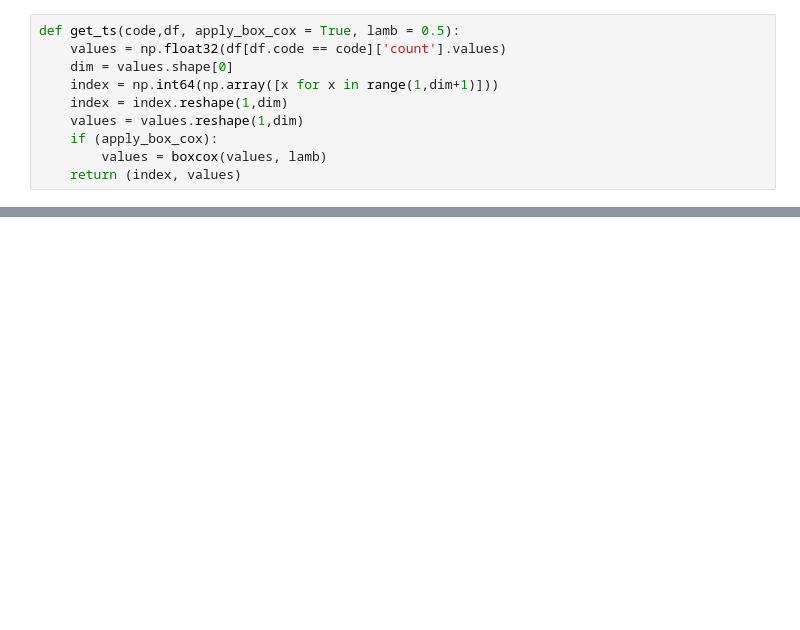
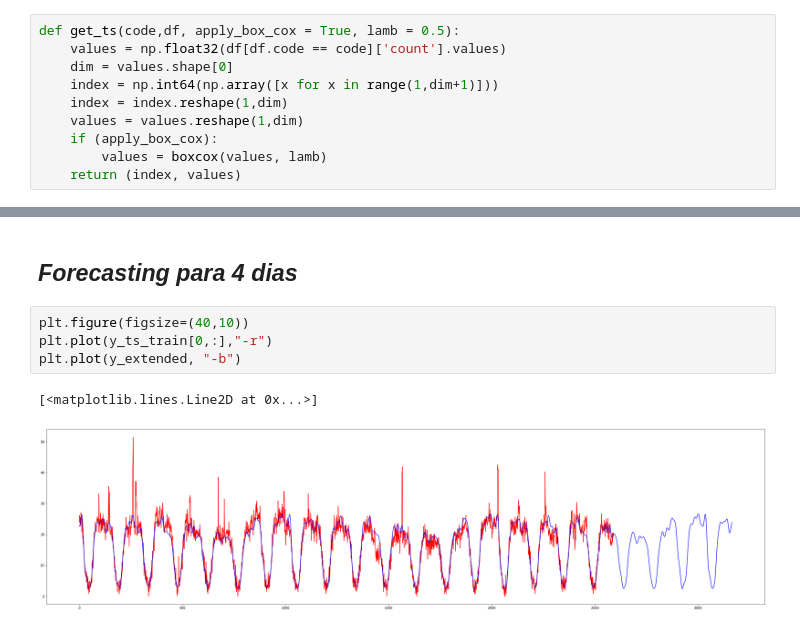
Before and after one commit to calasius/timeseries, a Jupyter notebook: fourier-time-series-analysis.ipynb, the cells around one changed output, grey strips where cells are left out. Saved outputs shown, nothing was run; the diff lists cells and outputs as text; blank space fills up the shorter version.

```diff
--- a/fourier-time-series-analysis.ipynb
+++ b/fourier-time-series-analysis.ipynb
@@ -126,0 +154,9 @@ sbn.tsplot(noise, color="blue")
+# %% [markdown]
+## *Forecasting para 4 dias*
+# %%
+plt.figure(figsize=(40,10))
+plt.plot(y_ts_train[0,:],"-r")
+plt.plot(y_extended, "-b")
+# %% [output]
+[<matplotlib.lines.Line2D at 0x...>]
+[figure, added]
```
Also changed, not shown: parts of 16 cells of this notebook.
